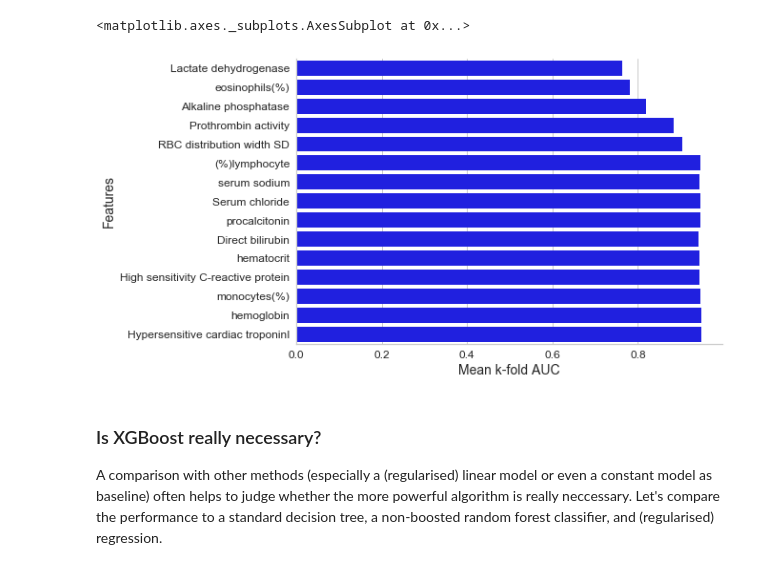
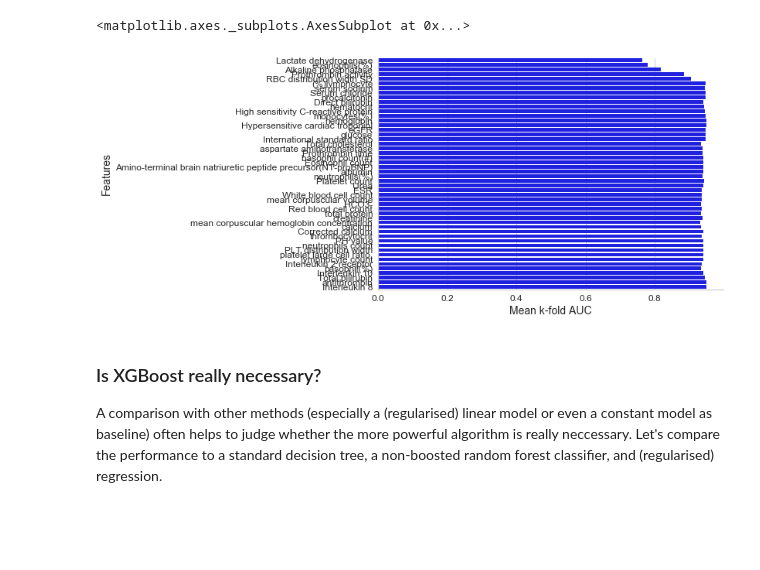
Before and after one commit to semacu/data-science-python, a Jupyter notebook: notebooks/week6_lecture.ipynb, the cells around one changed output. Saved outputs shown, nothing was run; the diff lists cells and outputs as text; code cells hidden in the pictures; blank space fills up the shorter version.

Commit message:
Added solutions for week 6. Erratum added to week 6 lecture to address fillna bug.

```diff
--- a/notebooks/week6_lecture.ipynb
+++ b/notebooks/week6_lecture.ipynb
@@ -142,10 +142,10 @@ def load_training_data(path):
             .groupby('PATIENT_ID').last()
             .drop(['Admission time', 'Discharge time'], axis=1)
             .drop(['age', 'gender'], axis=1) # removed in later preprocessing step in original paper
-            .fillna(-1)
+            #.fillna(-1) # Erratum: this was previously included here, negating the action of the remove_columns_with_missing_data funciton below.
     )
 # %%
-def remove_columns_with_missing_data(df, threshold=0.2):
+def remove_columns_with_missing_data(df, threshold=0.8):
     """ Remove all columns from DataFrame df where the proportion of missing records is greater than threshold.
     """
     # Note: in Pandas >=1.0.0, you can use `data_df = data_df.dropna(axis=1, threshold=0.2*len(data_df))`
@@ -166,7 +166,7 @@ data.head()
 | 5 | 0.0 | 5.6 | 130.0 | 102.2 | 14.6 | 0.02 | ... |
 5 rows × 75 columns
 # %%
-data = remove_columns_with_missing_data(data)
+data = remove_columns_with_missing_data(data).fillna(-1)
 x = data.drop('outcome', axis=1)
 y = data.outcome
 # %% [markdown]
@@ -313,13 +313,13 @@ auc_scores = [
 # %%
 plot_features_horizontal_bar(
     feature_names=feature_names,
     values=auc_scores,
     values_axis_label="Mean k-fold AUC",
-    top_n=15,
+    top_n=50,
     color='blue'
 )
 # %% [output]
-[figure, old version]
+[figure, new version]
 # %% [markdown]
 ### Is XGBoost really necessary?
 
```
Also changed, not shown: 1 other file.
